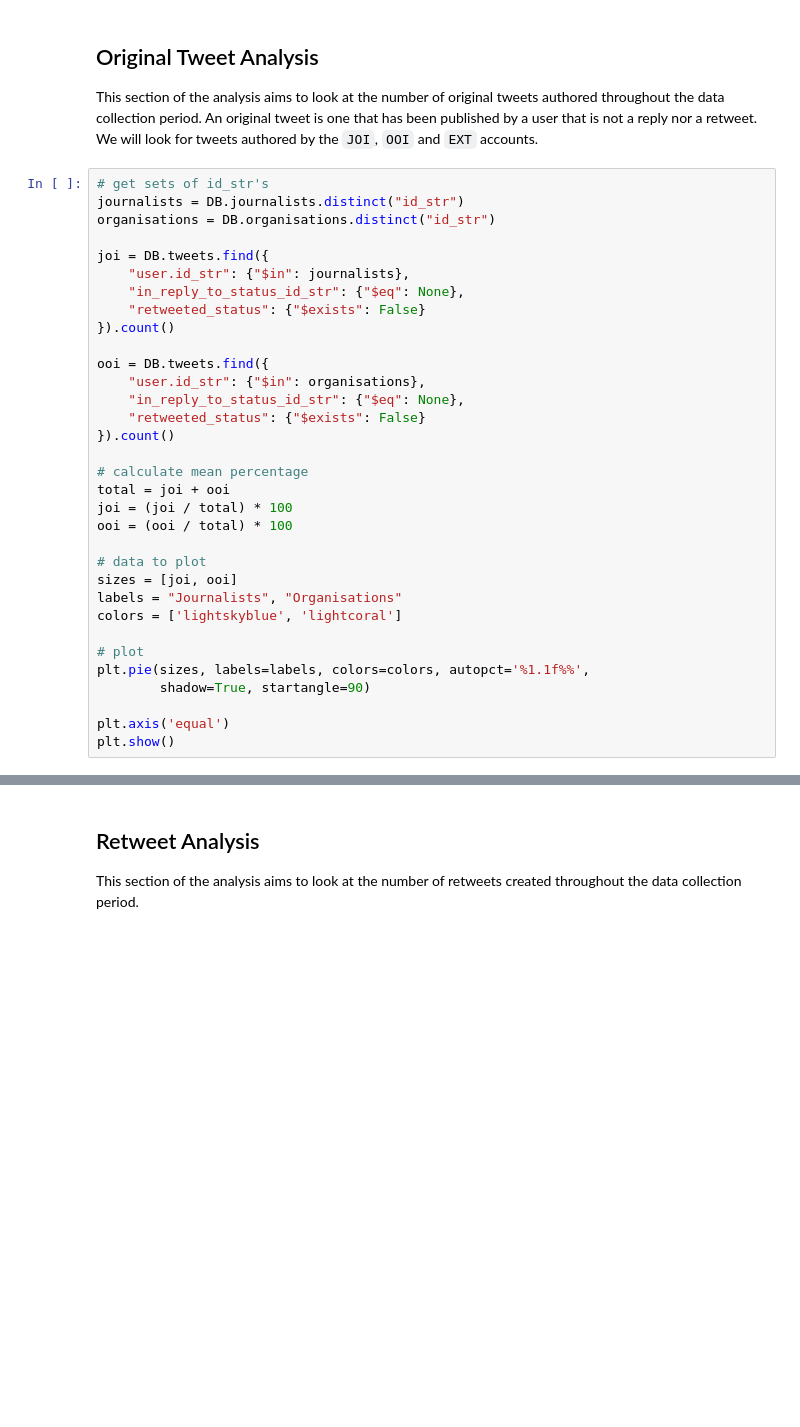
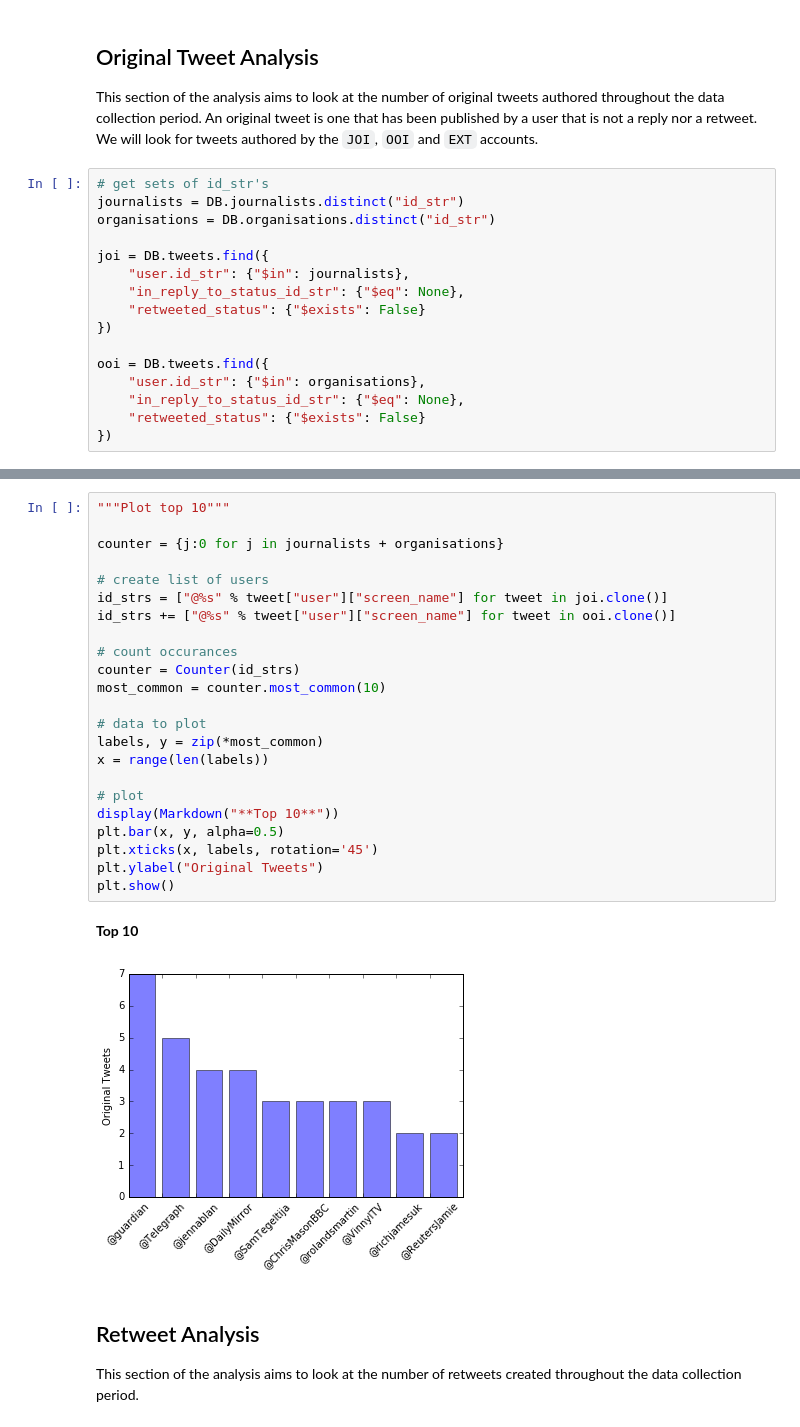
Before and after one commit to taylorrees/penemue, a Jupyter notebook: Analysis.ipynb, the cells around one changed output, grey strips where cells are left out. Drawn from its saved outputs; the diff is of its cells as text; blank space fills up the shorter version.

```diff
--- a/Analysis.ipynb
+++ b/Analysis.ipynb
@@ -78,27 +87,10 @@ joi = DB.tweets.find({
     "user.id_str": {"$in": journalists},
     "in_reply_to_status_id_str": {"$eq": None},
     "retweeted_status": {"$exists": False}
-}).count()
+})
 
 ooi = DB.tweets.find({
     "user.id_str": {"$in": organisations},
     "in_reply_to_status_id_str": {"$eq": None},
     "retweeted_status": {"$exists": False}
-}).count()
-
-# calculate mean percentage
-total = joi + ooi
-joi = (joi / total) * 100
-ooi = (ooi / total) * 100
-
-# data to plot
-sizes = [joi, ooi]
-labels = "Journalists", "Organisations"
-colors = ['lightskyblue', 'lightcoral']
-
-# plot
-plt.pie(sizes, labels=labels, colors=colors, autopct='%1.1f%%',
-        shadow=True, startangle=90)
-
-plt.axis('equal')
-plt.show()
+})
@@ -107,3 +118,29 @@ plt.show()
+# %%
+"""Plot top 10"""
+
+counter = {j:0 for j in journalists + organisations}
+
+# create list of users
+id_strs = ["@%s" % tweet["user"]["screen_name"] for tweet in joi.clone()]
+id_strs += ["@%s" % tweet["user"]["screen_name"] for tweet in ooi.clone()]
+
+# count occurances
+counter = Counter(id_strs)
+most_common = counter.most_common(10)
+
+# data to plot
+labels, y = zip(*most_common)
+x = range(len(labels))
+
+# plot
+display(Markdown("**Top 10**"))
+plt.bar(x, y, alpha=0.5)
+plt.xticks(x, labels, rotation='45')
+plt.ylabel("Original Tweets")
+plt.show()
+# %% [output]
+**Top 10**
+[figure, added]
 # %% [markdown]
 ## Retweet Analysis
 
```
Also changed, not shown: parts of 16 cells of this notebook.
